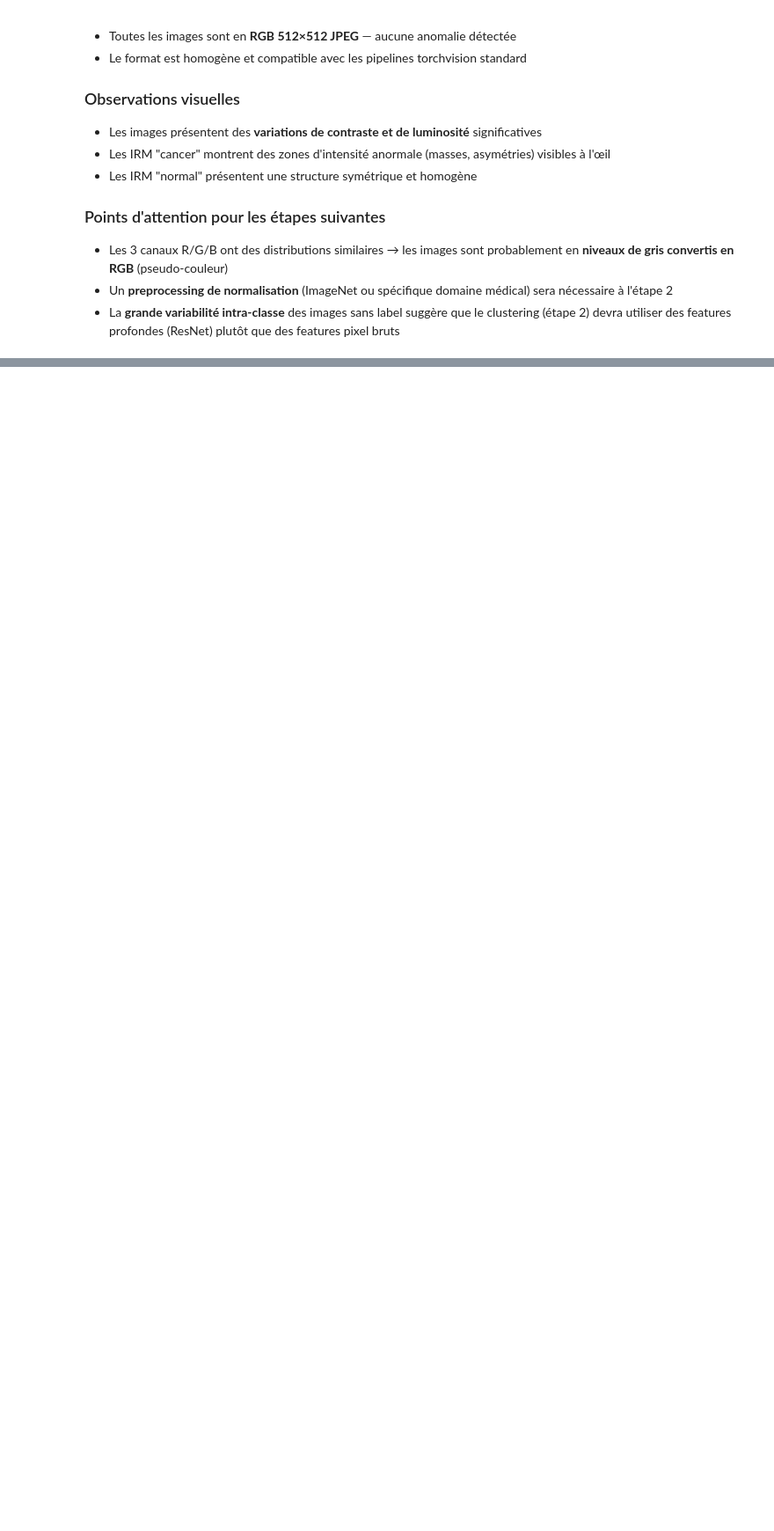
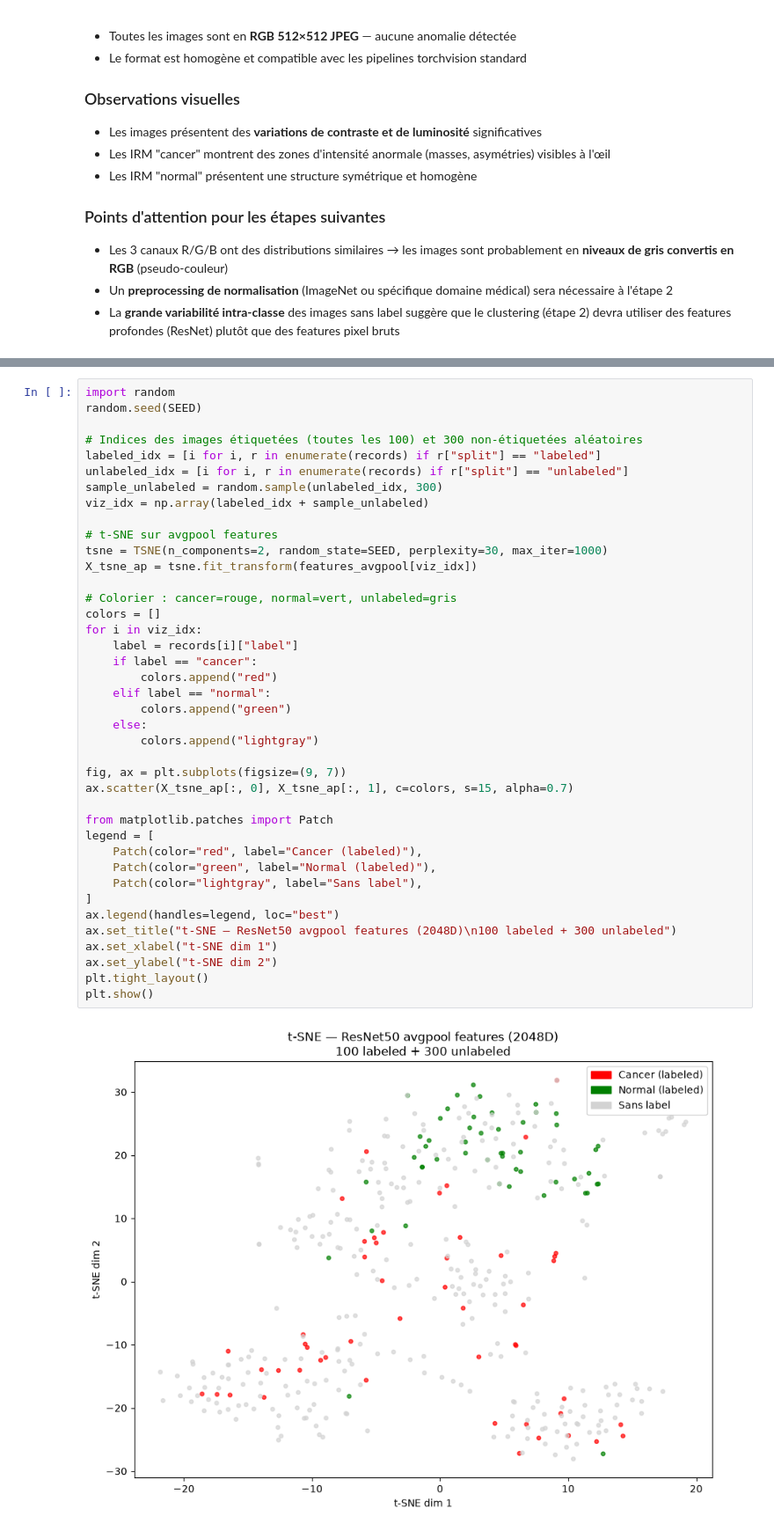
Before and after one commit to sobaiss/analysez-des-images-medicales-avec-des-methodes-semi-supervisees, a Jupyter notebook: notebooks/preparation-et-extraction-de-features.ipynb, the cells around one changed output, grey strips where cells are left out. Shown at 88% size. Saved outputs shown, nothing was run; the diff lists cells and outputs as text; blank space fills up the shorter version.

```diff
--- a/notebooks/etape-1.ipynb
+++ b/notebooks/preparation-et-extraction-de-features.ipynb
@@ -270,0 +480,42 @@ Niveaux de gris — moyenne: 52.1, écart-type: 52.3
+# %%
+import random
+random.seed(SEED)
+
+# Indices des images étiquetées (toutes les 100) et 300 non-étiquetées aléatoires
+labeled_idx = [i for i, r in enumerate(records) if r["split"] == "labeled"]
+unlabeled_idx = [i for i, r in enumerate(records) if r["split"] == "unlabeled"]
+sample_unlabeled = random.sample(unlabeled_idx, 300)
+viz_idx = np.array(labeled_idx + sample_unlabeled)
+
+# t-SNE sur avgpool features
+tsne = TSNE(n_components=2, random_state=SEED, perplexity=30, max_iter=1000)
+X_tsne_ap = tsne.fit_transform(features_avgpool[viz_idx])
+
+# Colorier : cancer=rouge, normal=vert, unlabeled=gris
+colors = []
+for i in viz_idx:
+    label = records[i]["label"]
+    if label == "cancer":
+        colors.append("red")
+    elif label == "normal":
+        colors.append("green")
+    else:
+        colors.append("lightgray")
+
+fig, ax = plt.subplots(figsize=(9, 7))
+ax.scatter(X_tsne_ap[:, 0], X_tsne_ap[:, 1], c=colors, s=15, alpha=0.7)
+
+from matplotlib.patches import Patch
+legend = [
+    Patch(color="red", label="Cancer (labeled)"),
+    Patch(color="green", label="Normal (labeled)"),
+    Patch(color="lightgray", label="Sans label"),
+]
+ax.legend(handles=legend, loc="best")
+ax.set_title("t-SNE — ResNet50 avgpool features (2048D)\n100 labeled + 300 unlabeled")
+ax.set_xlabel("t-SNE dim 1")
+ax.set_ylabel("t-SNE dim 2")
+plt.tight_layout()
+plt.show()
+# %% [output]
+[figure, added]
```
Also changed, not shown: parts of 20 cells of this notebook, 5 other files.
